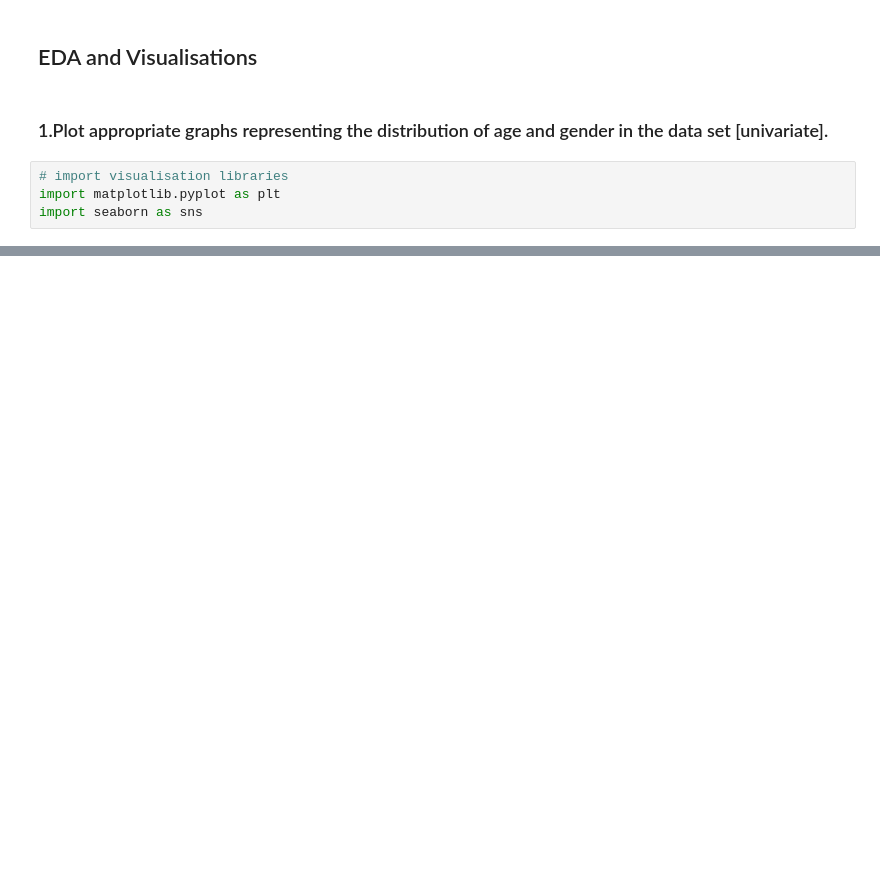
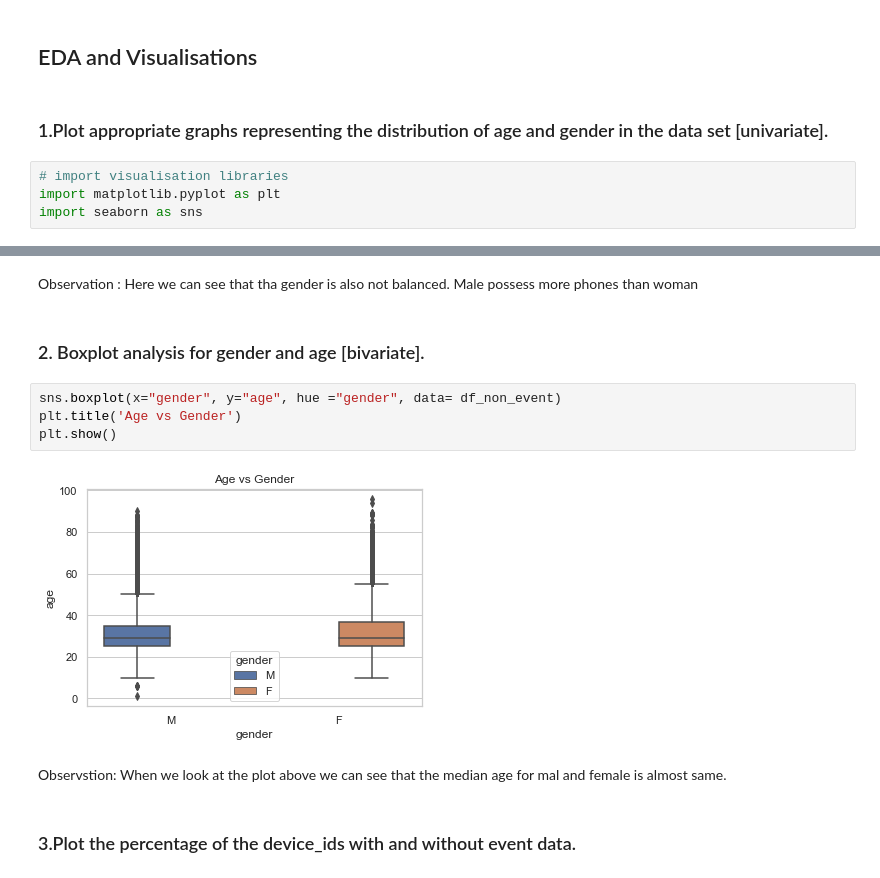
Before and after one commit to SinghChandrabhan/capstone, a Jupyter notebook: 1_Initial/initial.ipynb, the cells around one changed output, grey strips where cells are left out. Cells and saved outputs as stored; diff of their text form; blank space fills up the shorter version.

```diff
--- a/1_Initial/initial.ipynb
+++ b/1_Initial/initial.ipynb
@@ -123,0 +145,14 @@ plt.show()
+# %% [markdown]
+Observation : Here we can see that tha gender is also not balanced. Male possess more phones than woman
+# %% [markdown]
+### 2. Boxplot analysis for gender and age [bivariate].
+# %%
+sns.boxplot(x="gender", y="age", hue ="gender", data= df_non_event)
+plt.title('Age vs Gender')
+plt.show()
+# %% [output]
+[figure, added]
+# %% [markdown]
+Observstion: When we look at the plot above we can see that the median age for mal and female is almost same.
+# %% [markdown]
+### 3.Plot the percentage of the device_ids with and without event data.
```
Also changed, not shown: parts of 74 cells of this notebook, 3 other files.
